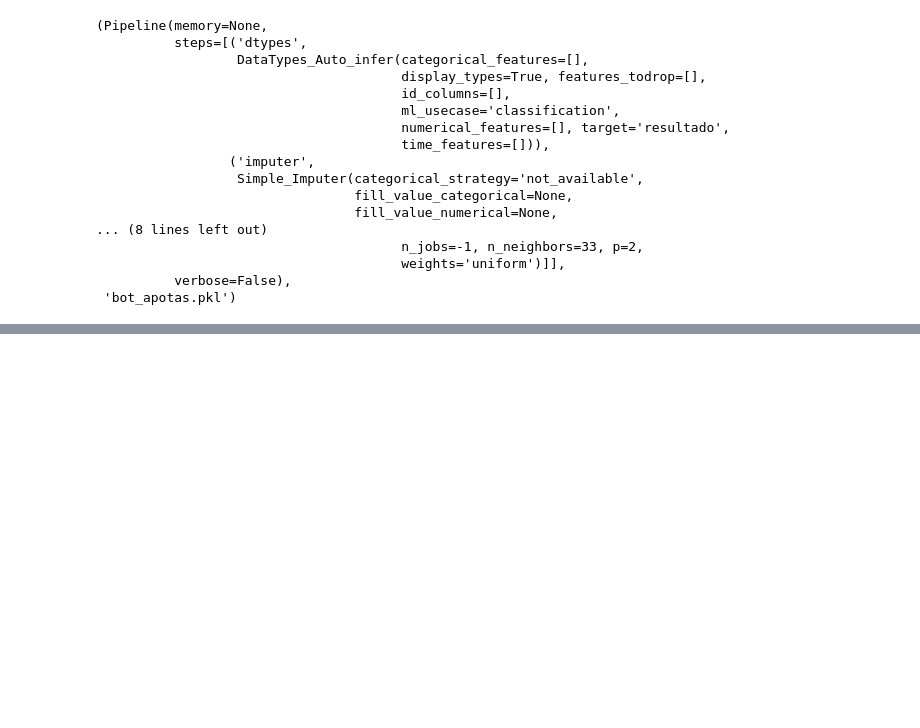
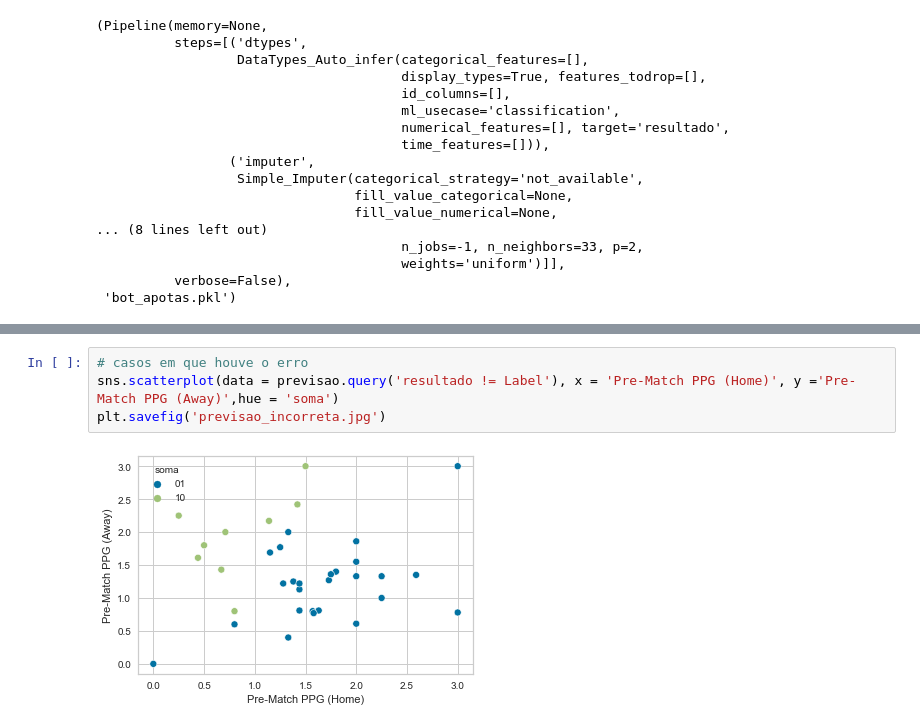
Before and after one commit to guilhermelt-22/final_project, a Jupyter notebook: criacao_de_modelo.ipynb, the cells around one changed output, grey strips where cells are left out. Saved outputs shown, nothing was run; the diff lists cells and outputs as text; blank space fills up the shorter version.

```diff
--- a/criacao_de_modelo.ipynb
+++ b/criacao_de_modelo.ipynb
@@ -306,0 +342,6 @@ Transformation Pipeline and Model Successfully Saved
+# %%
+# casos em que houve o erro
+sns.scatterplot(data = previsao.query('resultado != Label'), x = 'Pre-Match PPG (Home)', y ='Pre-Match PPG (Away)',hue = 'soma')
+plt.savefig('previsao_incorreta.jpg')
+# %% [output]
+[figure, added]
```
Also changed, not shown: parts of 8 cells of this notebook, 5 other files.
